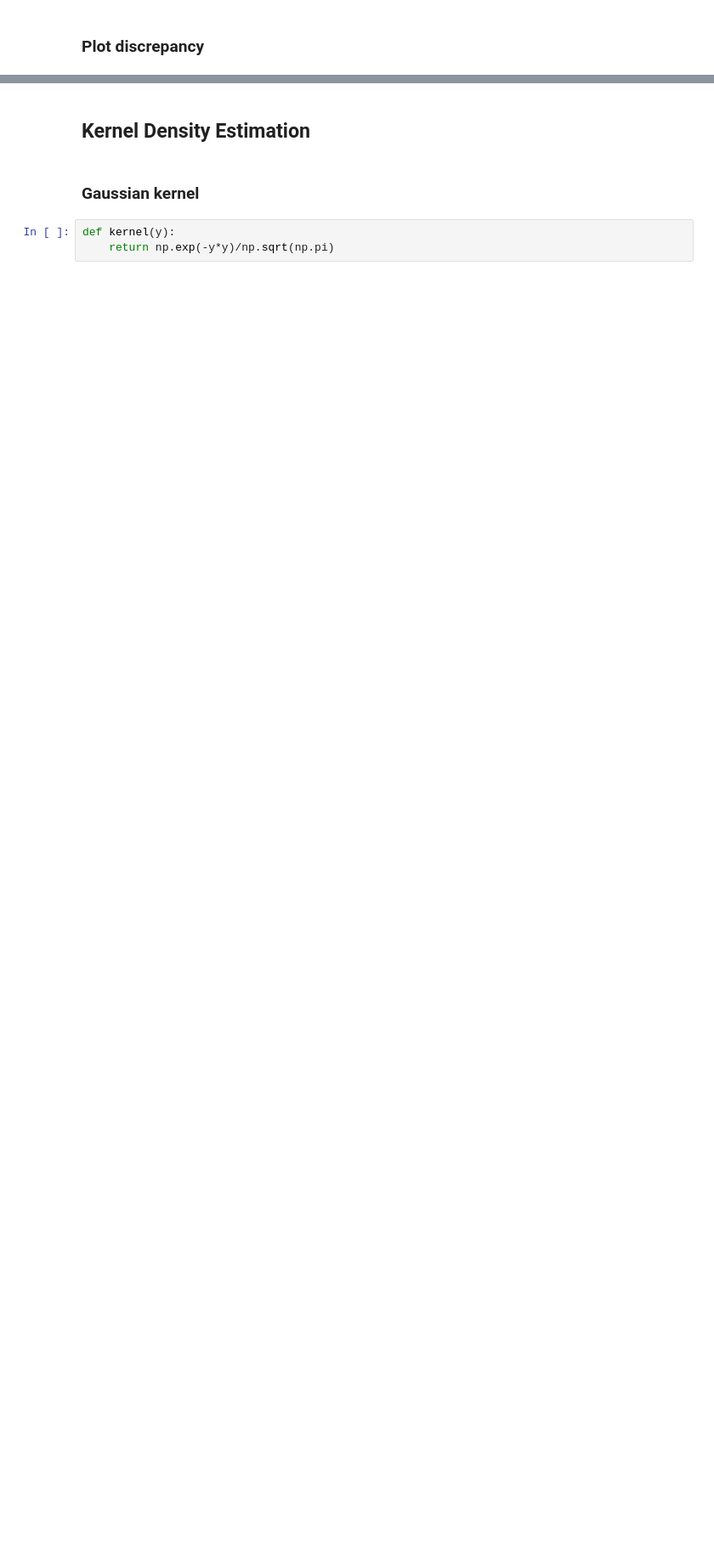
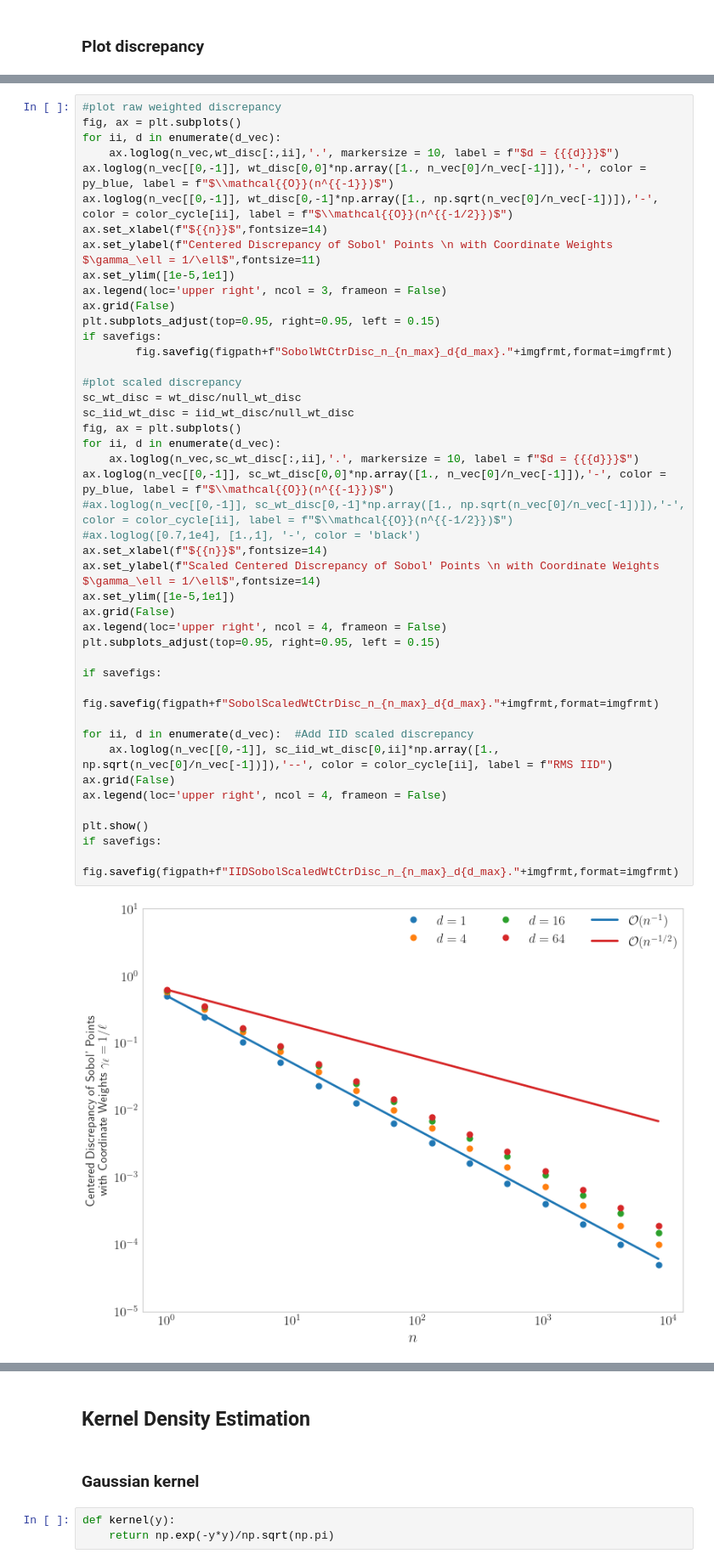
Before and after one commit to QMCSoftware/QMCSoftware, a Jupyter notebook: demos/talk_paper_demos/MCQMC2024Tutorial/MCQMC2024Tutorial.ipynb, the cells around one changed output, grey strips where cells are left out. Shown at 85% size. Cells and saved outputs as stored; diff of their text form; blank space fills up the shorter version.

```diff
--- a/demos/talk_paper_demos/MCQMC2024Tutorial/MCQMC2024Tutorial.ipynb
+++ b/demos/talk_paper_demos/MCQMC2024Tutorial/MCQMC2024Tutorial.ipynb
@@ -423,0 +541,45 @@ if savefigs:
+# %%
+#plot raw weighted discrepancy
+fig, ax = plt.subplots()
+for ii, d in enumerate(d_vec):
+    ax.loglog(n_vec,wt_disc[:,ii],'.', markersize = 10, label = f"$d = {{{d}}}$")
+ax.loglog(n_vec[[0,-1]], wt_disc[0,0]*np.array([1., n_vec[0]/n_vec[-1]]),'-', color = py_blue, label = f"$\\mathcal{{O}}(n^{{-1}})$")
+ax.loglog(n_vec[[0,-1]], wt_disc[0,-1]*np.array([1., np.sqrt(n_vec[0]/n_vec[-1])]),'-', color = color_cycle[ii], label = f"$\\mathcal{{O}}(n^{{-1/2}})$")
+ax.set_xlabel(f"${{n}}$",fontsize=14)
+ax.set_ylabel(f"Centered Discrepancy of Sobol' Points \n with Coordinate Weights $\gamma_\ell = 1/\ell$",fontsize=11)
+ax.set_ylim([1e-5,1e1])
+ax.legend(loc='upper right', ncol = 3, frameon = False)
+ax.grid(False)
+plt.subplots_adjust(top=0.95, right=0.95, left = 0.15)
+if savefigs:
+        fig.savefig(figpath+f"SobolWtCtrDisc_n_{n_max}_d{d_max}."+imgfrmt,format=imgfrmt)
+
+#plot scaled discrepancy
+sc_wt_disc = wt_disc/null_wt_disc
+sc_iid_wt_disc = iid_wt_disc/null_wt_disc
+fig, ax = plt.subplots()
+for ii, d in enumerate(d_vec):
+    ax.loglog(n_vec,sc_wt_disc[:,ii],'.', markersize = 10, label = f"$d = {{{d}}}$")
+ax.loglog(n_vec[[0,-1]], sc_wt_disc[0,0]*np.array([1., n_vec[0]/n_vec[-1]]),'-', color = py_blue, label = f"$\\mathcal{{O}}(n^{{-1}})$")
+#ax.loglog(n_vec[[0,-1]], sc_wt_disc[0,-1]*np.array([1., np.sqrt(n_vec[0]/n_vec[-1])]),'-', color = color_cycle[ii], label = f"$\\mathcal{{O}}(n^{{-1/2}})$")
+#ax.loglog([0.7,1e4], [1.,1], '-', color = 'black')
+ax.set_xlabel(f"${{n}}$",fontsize=14)
+ax.set_ylabel(f"Scaled Centered Discrepancy of Sobol' Points \n with Coordinate Weights $\gamma_\ell = 1/\ell$",fontsize=14)
+ax.set_ylim([1e-5,1e1])
+ax.grid(False)
+ax.legend(loc='upper right', ncol = 4, frameon = False)
+plt.subplots_adjust(top=0.95, right=0.95, left = 0.15)
+
+if savefigs:
+        fig.savefig(figpath+f"SobolScaledWtCtrDisc_n_{n_max}_d{d_max}."+imgfrmt,format=imgfrmt)
+
+for ii, d in enumerate(d_vec):  #Add IID scaled discrepancy
+    ax.loglog(n_vec[[0,-1]], sc_iid_wt_disc[0,ii]*np.array([1., np.sqrt(n_vec[0]/n_vec[-1])]),'--', color = color_cycle[ii], label = f"RMS IID")
+ax.grid(False)
+ax.legend(loc='upper right', ncol = 4, frameon = False)
+
+plt.show()
+if savefigs:
+        fig.savefig(figpath+f"IIDSobolScaledWtCtrDisc_n_{n_max}_d{d_max}."+imgfrmt,format=imgfrmt)
+# %% [output]
+[figure, added]
```
Also changed, not shown: parts of 25 cells of this notebook.
